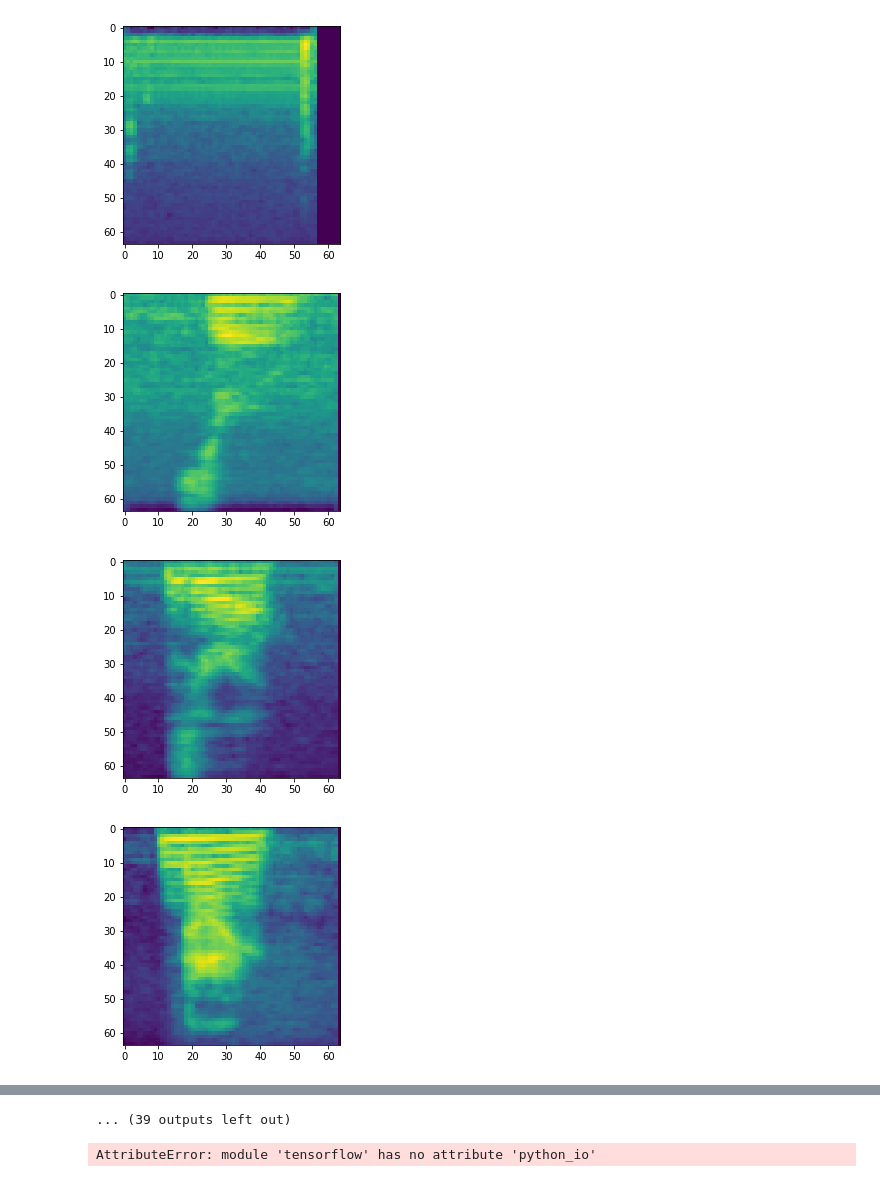
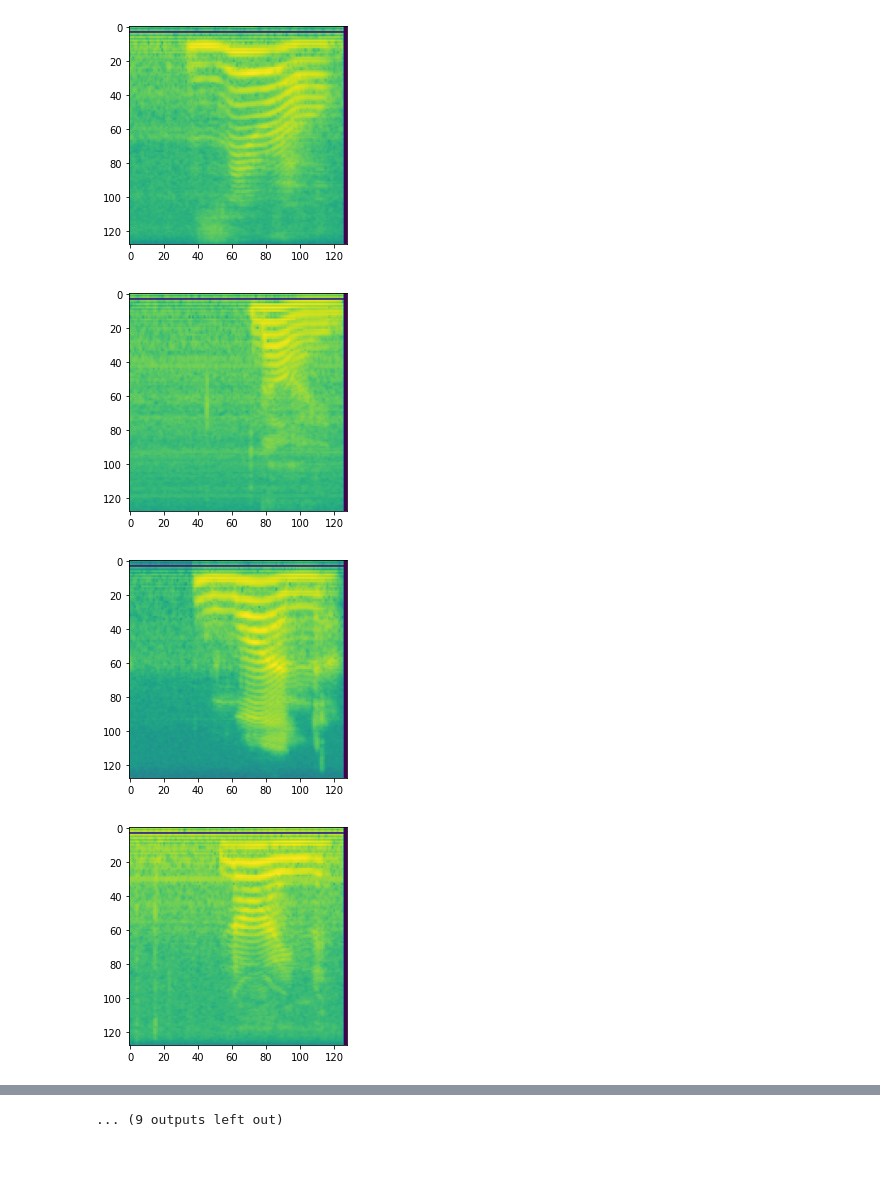
Before and after one commit to Newbeeer/Poisson_flow, a Jupyter notebook: tester.ipynb, the cells around one changed output, grey strips where cells are left out. Saved outputs shown, nothing was run; the diff lists cells and outputs as text; code cells hidden in the pictures.

```diff
--- a/tester.ipynb
+++ b/tester.ipynb
@@ -4,6 +4,8 @@ from datasets import get_dataset
 from configs.poisson.audio_ddpmpp import get_config
 # %%
 config = get_config()
+# %%
+config.data.tfrecords_path = 'sc09_64.tfrecords'
 # %%
 trainds, evalds, builder = get_dataset(config)
 # %% [output]
@@ -18,12 +20,12 @@ WARNING:absl:options.experimental_threading is deprecated. Use options.threading
 import matplotlib.pyplot as plt
 # %%
 for i, item in enumerate(trainds):
-    if i>50: break
+    if i>20: break
     plt.figure()
     plt.imshow(item['image'][0][0])
     plt.show()
 # %% [output]
-[figure, old version]
+[figure, new version]
-[figure, old version]
+[figure, new version]
-[figure, old version]
+[figure, new version]
-[figure, old version]
+[figure, new version]
@@ -38 +40 @@ for i, item in enumerate(trainds):
-... (39 outputs left out)
+... (9 outputs left out)
@@ -41,4 +40,0 @@ import tensorflow as tf
-# %%
-sum(1 for _ in tf.python_io.tf_record_iterator('sc09.tfrecords'))
-# %% [output]
-AttributeError: module 'tensorflow' has no attribute 'python_io'
```
Also changed, not shown: parts of 3 cells of this notebook, 7 other files.
